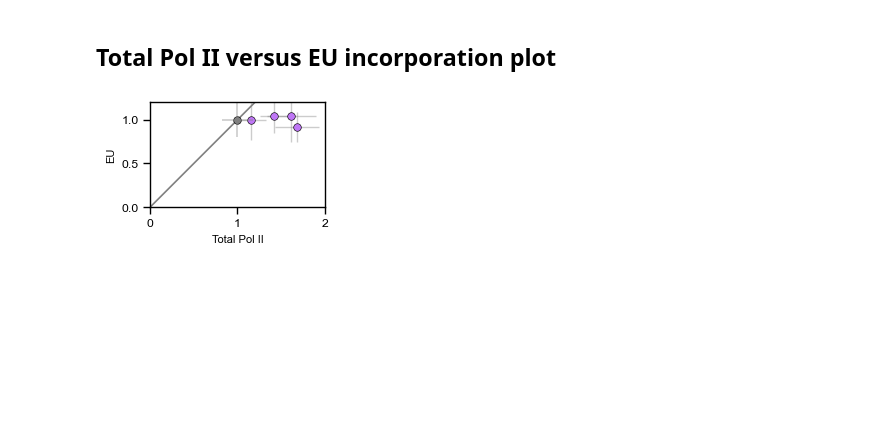
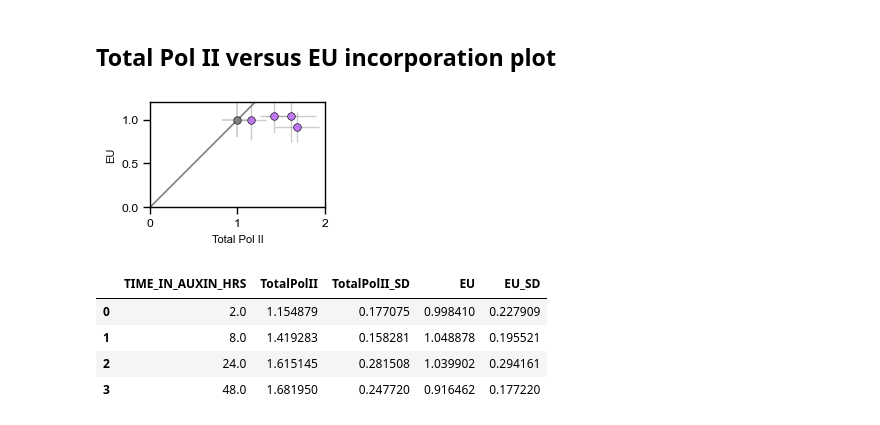
Before and after one commit to berrygroup/publications, a Jupyter notebook: 2026_POLR2A_homeostasis/Imaging/NikonSpinningDisk/ARMC5mAC/ARMC5_mAC.ipynb, the cells around one changed output. Drawn from its saved outputs; the diff is of its cells as text; code cells hidden in the pictures; blank space fills up the shorter version.

```diff
--- a/2026_POLR2A_homeostasis/Imaging/NikonSpinningDisk/ARMC5mAC/ARMC5_mAC.ipynb
+++ b/2026_POLR2A_homeostasis/Imaging/NikonSpinningDisk/ARMC5mAC/ARMC5_mAC.ipynb
@@ -1653,3 +1653,11 @@ a.set_ylabel('EU', fontsize = 8)
 plt.savefig('total_polii_vs_EU_ARMC5mAC.svg')
 # %% [output]
 [figure]
+# %%
+XYPLOT_EU
+# %% [output]
+|  | TIME_IN_AUXIN_HRS | TotalPolII | TotalPolII_SD | EU | EU_SD |
+| 0 | 2.0 | 1.154879 | 0.177075 | 0.998410 | 0.227909 |
+| 1 | 8.0 | 1.419283 | 0.158281 | 1.048878 | 0.195521 |
+| 2 | 24.0 | 1.615145 | 0.281508 | 1.039902 | 0.294161 |
+| 3 | 48.0 | 1.681950 | 0.247720 | 0.916462 | 0.177220 |
```
Also changed, not shown: parts of 3 cells of this notebook, 4 other files.
